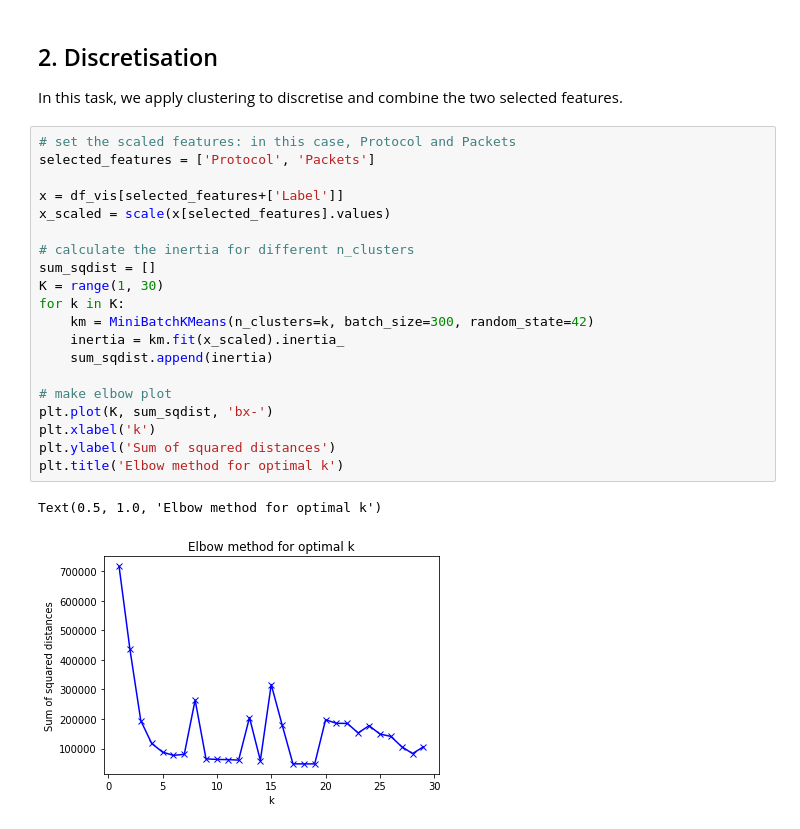
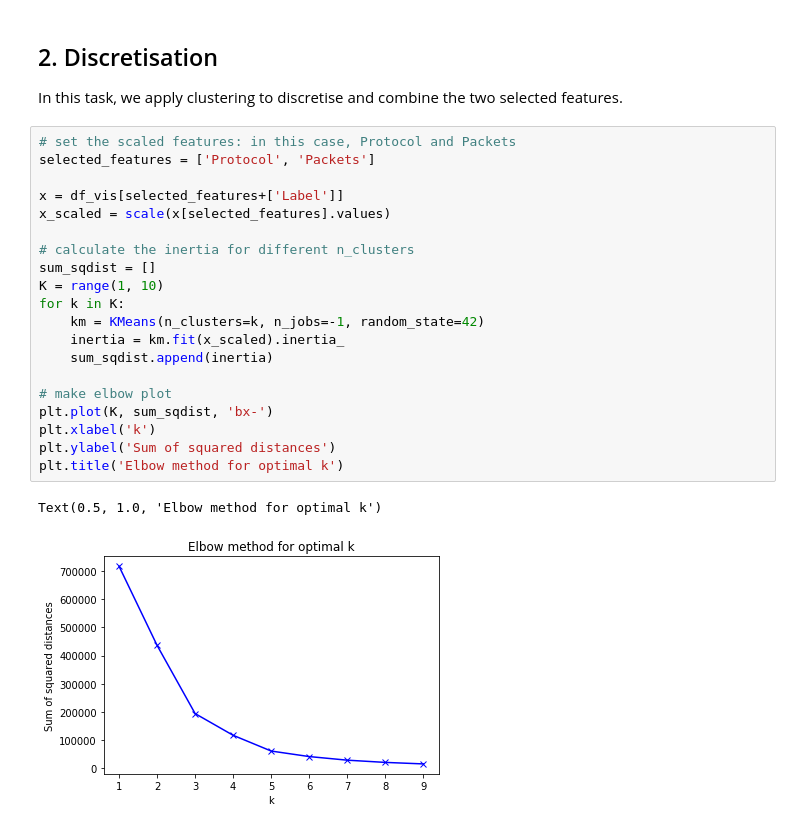
Before and after one commit to chengh42/Cyber-Data-Analytics, a Jupyter notebook: data stream/Task3_Discretization.ipynb, the cells around one changed output. Drawn from its saved outputs; the diff is of its cells as text.

```diff
--- a/data stream/Task3_Discretization.ipynb
+++ b/data stream/Task3_Discretization.ipynb
@@ -219,26 +233,26 @@ In this task, we apply clustering to discretise and combine the two selected fea
 # %%
 # set the scaled features: in this case, Protocol and Packets
 selected_features = ['Protocol', 'Packets']
 
 x = df_vis[selected_features+['Label']]
 x_scaled = scale(x[selected_features].values)
 
 # calculate the inertia for different n_clusters
 sum_sqdist = []
-K = range(1, 30)
+K = range(1, 10)
 for k in K:
-    km = MiniBatchKMeans(n_clusters=k, batch_size=300, random_state=42)
+    km = KMeans(n_clusters=k, n_jobs=-1, random_state=42)
     inertia = km.fit(x_scaled).inertia_
     sum_sqdist.append(inertia)
 
 # make elbow plot
 plt.plot(K, sum_sqdist, 'bx-')
 plt.xlabel('k')
 plt.ylabel('Sum of squared distances')
 plt.title('Elbow method for optimal k')
 # %% [output]
 Text(0.5, 1.0, 'Elbow method for optimal k')
-[figure, old version]
+[figure, new version]
 # %%
 # specify number of clusters based on elbow plot
 N_CLUSTERS = 5
```
Also changed, not shown: parts of 6 cells of this notebook.
